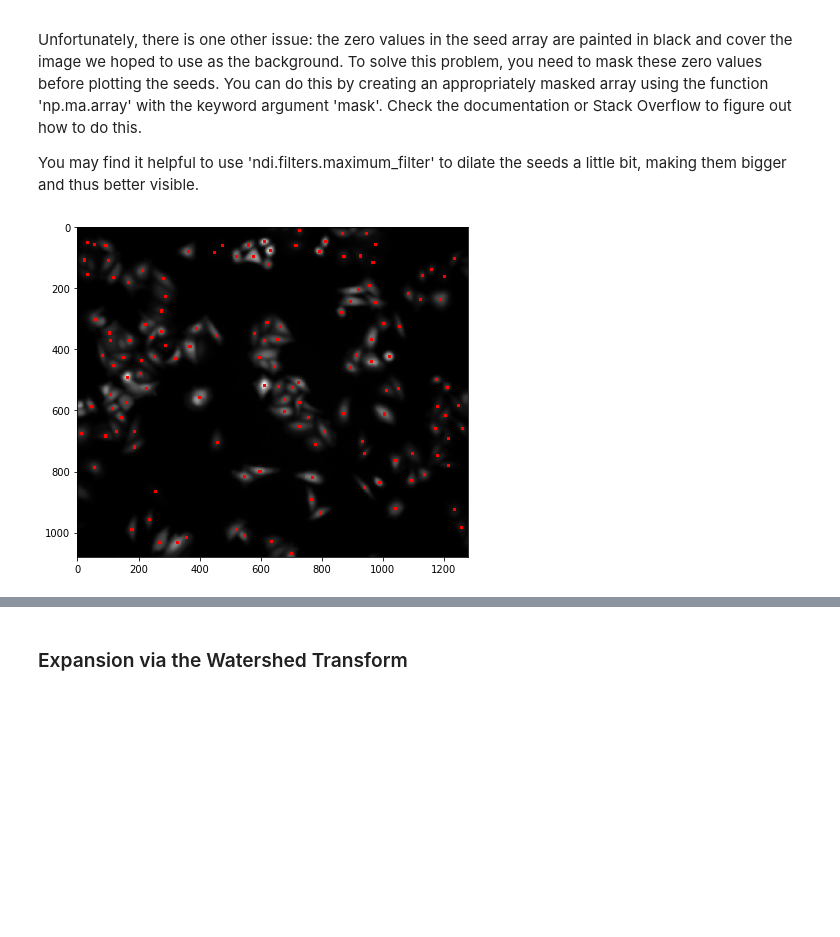
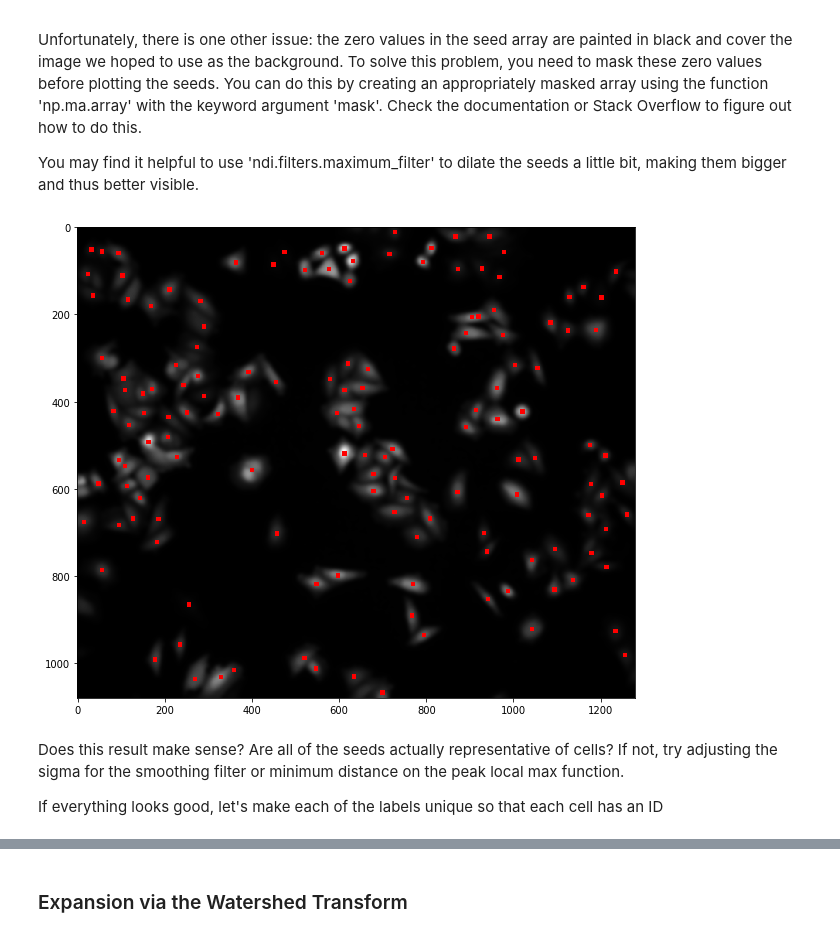
Before and after one commit to vanvalenlab/intro-to-deepcell, a Jupyter notebook: Day2_ImageProcessing.ipynb, the cells around one changed output, grey strips where cells are left out. Saved outputs shown, nothing was run; the diff lists cells and outputs as text; code cells hidden in the pictures; blank space fills up the shorter version.

```diff
--- a/Day2_ImageProcessing.ipynb
+++ b/Day2_ImageProcessing.ipynb
@@ -380,7 +380,7 @@ We will begin by running a distance transform to find seeds for our watershed tr
 dist_trans = ndi.distance_transform_edt(mem_final)
 
 # Smooth the distance transform
-dist_trans_smooth = ndi.filters.gaussian_filter(dist_trans, sigma=5)
+dist_trans_smooth = ndi.filters.gaussian_filter(dist_trans, sigma=3)
 
 # Visualize the result
 plt.figure(figsize=(7,7))
@@ -406,14 +406,18 @@ You may find it helpful to use 'ndi.filters.maximum_filter' to dilate the seeds
 # %%
 # Dilate seeds
 seeds_dil = ndi.filters.maximum_filter(seeds, size=10)
 
 # Visualize the output as an overlay on the raw (or smoothed) image
-plt.figure(figsize=(7,7))
+plt.figure(figsize=(10,10))
 plt.imshow(img_smooth, interpolation='none', cmap='gray')
 plt.imshow(np.ma.array(seeds_dil, mask=seeds_dil==0), interpolation='none', cmap='autumn')
 plt.show()
 # %% [output]
-[figure, old version]
+[figure, new version]
+# %% [markdown]
+Does this result make sense? Are all of the seeds actually representative of cells? If not, try adjusting the sigma for the smoothing filter or minimum distance on the peak local max function.
+
+If everything looks good, let's make each of the labels unique so that each cell has an ID
 # %%
 # Use connected component labeling to give each cell seed a unique ID number.
 seeds_labeled = ndi.label(seeds)[0]
```
Also changed, not shown: parts of 6 cells of this notebook, 2 other files.
